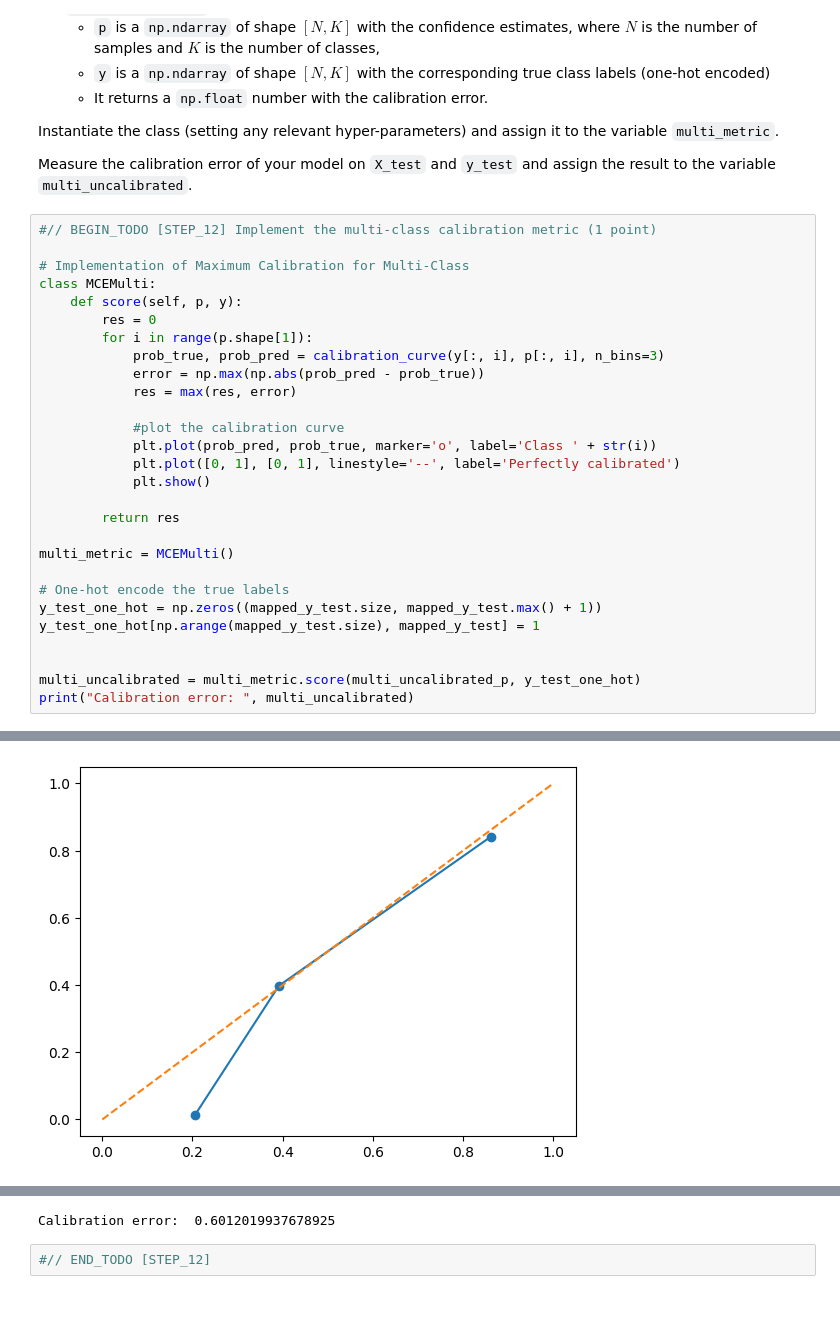
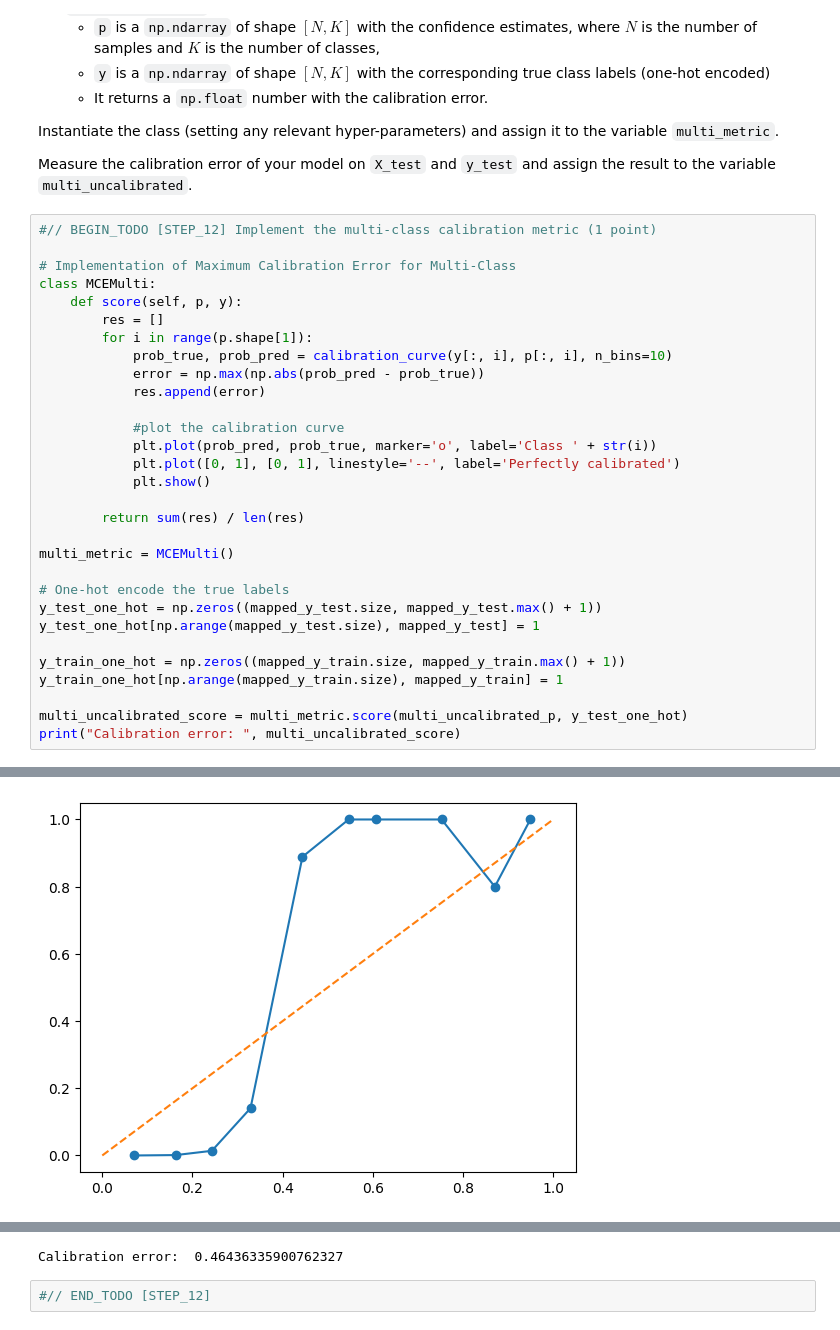
Before and after one commit to enesbkoca/wafer_calibration, a Jupyter notebook: calibration.ipynb, the cells around one changed output, grey strips where cells are left out. Saved outputs shown, nothing was run; the diff lists cells and outputs as text.

Commit message:
Fix calibration

```diff
--- a/calibration.ipynb
+++ b/calibration.ipynb
@@ -689,21 +690,21 @@ Measure the calibration error of your model on `X_test` and `y_test` and assign
 # %%
 #// BEGIN_TODO [STEP_12] Implement the multi-class calibration metric (1 point)
 
-# Implementation of Maximum Calibration for Multi-Class
+# Implementation of Maximum Calibration Error for Multi-Class
 class MCEMulti:
     def score(self, p, y):
-        res = 0
+        res = []
         for i in range(p.shape[1]):
-            prob_true, prob_pred = calibration_curve(y[:, i], p[:, i], n_bins=3)
+            prob_true, prob_pred = calibration_curve(y[:, i], p[:, i], n_bins=10)
             error = np.max(np.abs(prob_pred - prob_true))
-            res = max(res, error)
+            res.append(error)
 
             #plot the calibration curve
             plt.plot(prob_pred, prob_true, marker='o', label='Class ' + str(i))
             plt.plot([0, 1], [0, 1], linestyle='--', label='Perfectly calibrated')
             plt.show()
 
-        return res
+        return sum(res) / len(res)
 
 multi_metric = MCEMulti()
 
@@ -711,7 +712,9 @@ multi_metric = MCEMulti()
 y_test_one_hot = np.zeros((mapped_y_test.size, mapped_y_test.max() + 1))
 y_test_one_hot[np.arange(mapped_y_test.size), mapped_y_test] = 1
 
+y_train_one_hot = np.zeros((mapped_y_train.size, mapped_y_train.max() + 1))
+y_train_one_hot[np.arange(mapped_y_train.size), mapped_y_train] = 1
 
-multi_uncalibrated = multi_metric.score(multi_uncalibrated_p, y_test_one_hot)
-print("Calibration error: ", multi_uncalibrated)
+multi_uncalibrated_score = multi_metric.score(multi_uncalibrated_p, y_test_one_hot)
+print("Calibration error: ", multi_uncalibrated_score)
 # %% [output]
@@ -720 +723 @@ print("Calibration error: ", multi_uncalibrated)
-[figure, old version]
+[figure, new version]
@@ -724,4 +727,4 @@ print("Calibration error: ", multi_uncalibrated)
-Calibration error:  0.6012019937678925
+Calibration error:  0.46436335900762327
 # %%
 #// END_TODO [STEP_12]
 # %% [markdown]
```
Also changed, not shown: parts of 9 cells of this notebook.
